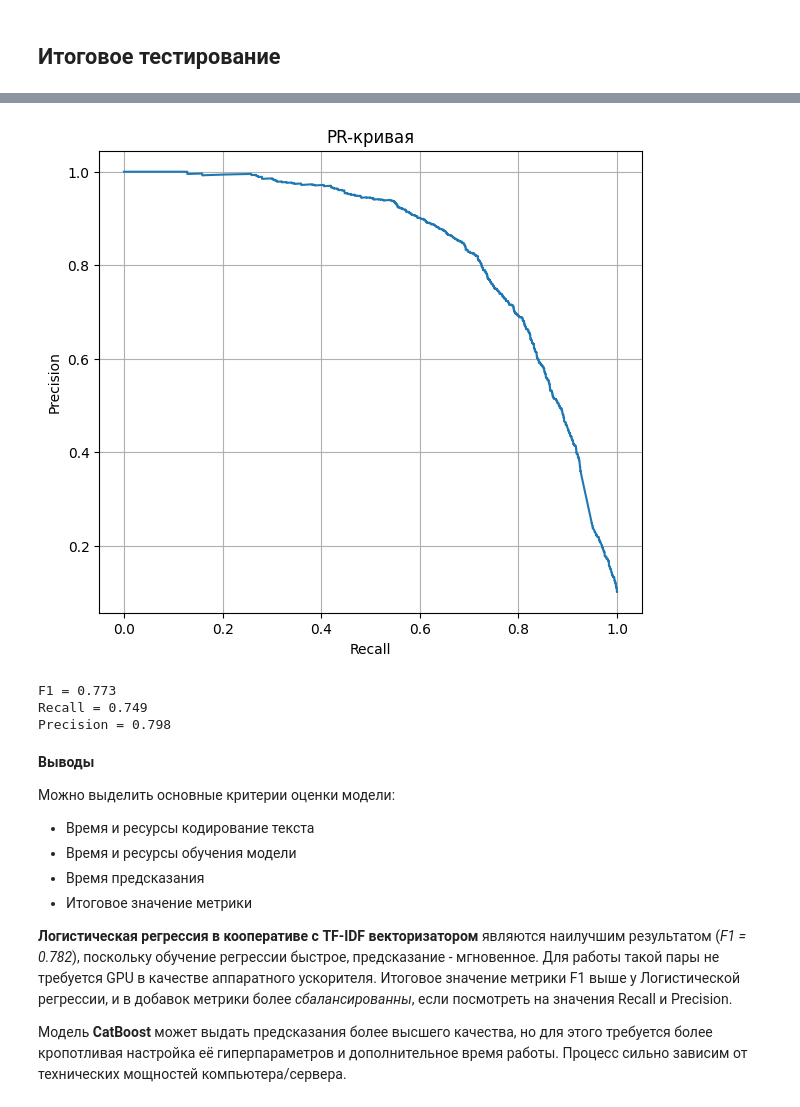
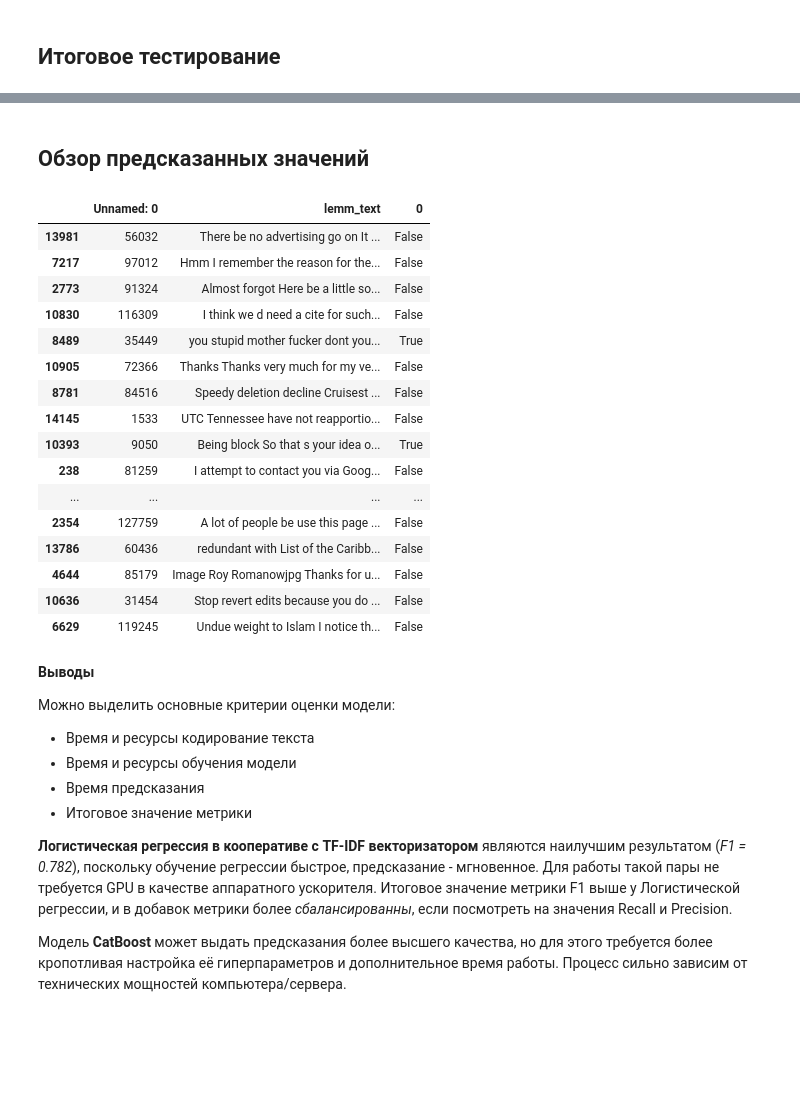
Before and after one commit to Gvozdyara/ml-tariff-classification, a Jupyter notebook: Задача 3 Токсичные комментарии/Toxic_comments_detection.ipynb, the cells around one changed output, grey strips where cells are left out. Saved outputs shown, nothing was run; the diff lists cells and outputs as text; code cells hidden in the pictures; blank space fills up the shorter version.

```diff
--- a/Задача 3 Токсичные комментарии/Toxic_comments_detection.ipynb
+++ b/Задача 3 Токсичные комментарии/Toxic_comments_detection.ipynb
@@ -491,24 +515,2 @@ Precision = 0.849
-# %%
-# финальный тест TF-IDF на CatBoost + смещение порога классификации
-proba_test = CatBoost_tfidf.predict_proba(X_test_tfidf)
-prediction_test = proba_test[:, 1] > 0.49
-precision, recall, thresholds = precision_recall_curve(Y_valid_tfidf, proba_valid[:, 1])
-
-# PR-кривая
-plt.figure(figsize=FIG_SIZE)
-plt.plot(recall, precision)
-plt.title('PR-кривая')
-plt.xlabel('Recall')
-plt.ylabel('Precision')
-plt.grid()
-plt.show()
-
-# метрики
-print('F1 = {:.3f}'.format(f1_score(Y_test_tfidf, prediction_test)))
-print('Recall = {:.3f}'.format(recall_score(Y_test_tfidf, prediction_test)))
-print('Precision = {:.3f}'.format(precision_score(Y_test_tfidf, prediction_test)))
-# %% [output]
-[figure, removed]
-F1 = 0.773
-Recall = 0.749
-Precision = 0.798
+# %% [markdown]
+## Обзор предсказанных значений
@@ -515,3 +534,31 @@ Precision = 0.798
+# %%
+try:
+    X_test.to_excel("features.xlsx")
+    pd.DataFrame(prediction_test_lr).to_excel("prediction.xlsx")
+except Exception as e:
+    e
+result_df = pd.read_excel("features.xlsx")
+# %%
+pd.options.display.max_colwidth = 100
+result_df.sample(20)
+# %% [output]
+|  | Unnamed: 0 | lemm_text | 0 |
+| 13981 | 56032 | There be no advertising go on It ... | False |
+| 7217 | 97012 | Hmm I remember the reason for the... | False |
+| 2773 | 91324 | Almost forgot Here be a little so... | False |
+| 10830 | 116309 | I think we d need a cite for such... | False |
+| 8489 | 35449 | you stupid mother fucker dont you... | True |
+| 10905 | 72366 | Thanks Thanks very much for my ve... | False |
+| 8781 | 84516 | Speedy deletion decline Cruisest ... | False |
+| 14145 | 1533 | UTC Tennessee have not reapportio... | False |
+| 10393 | 9050 | Being block So that s your idea o... | True |
+| 238 | 81259 | I attempt to contact you via Goog... | False |
+| ... | ... | ... | ... |
+| 2354 | 127759 | A lot of people be use this page ... | False |
+| 13786 | 60436 | redundant with List of the Caribb... | False |
+| 4644 | 85179 | Image Roy Romanowjpg Thanks for u... | False |
+| 10636 | 31454 | Stop revert edits because you do ... | False |
+| 6629 | 119245 | Undue weight to Islam I notice th... | False |
 # %% [markdown]
 **Выводы**
 
```
Also changed, not shown: parts of 3 cells of this notebook, 1 other file.
